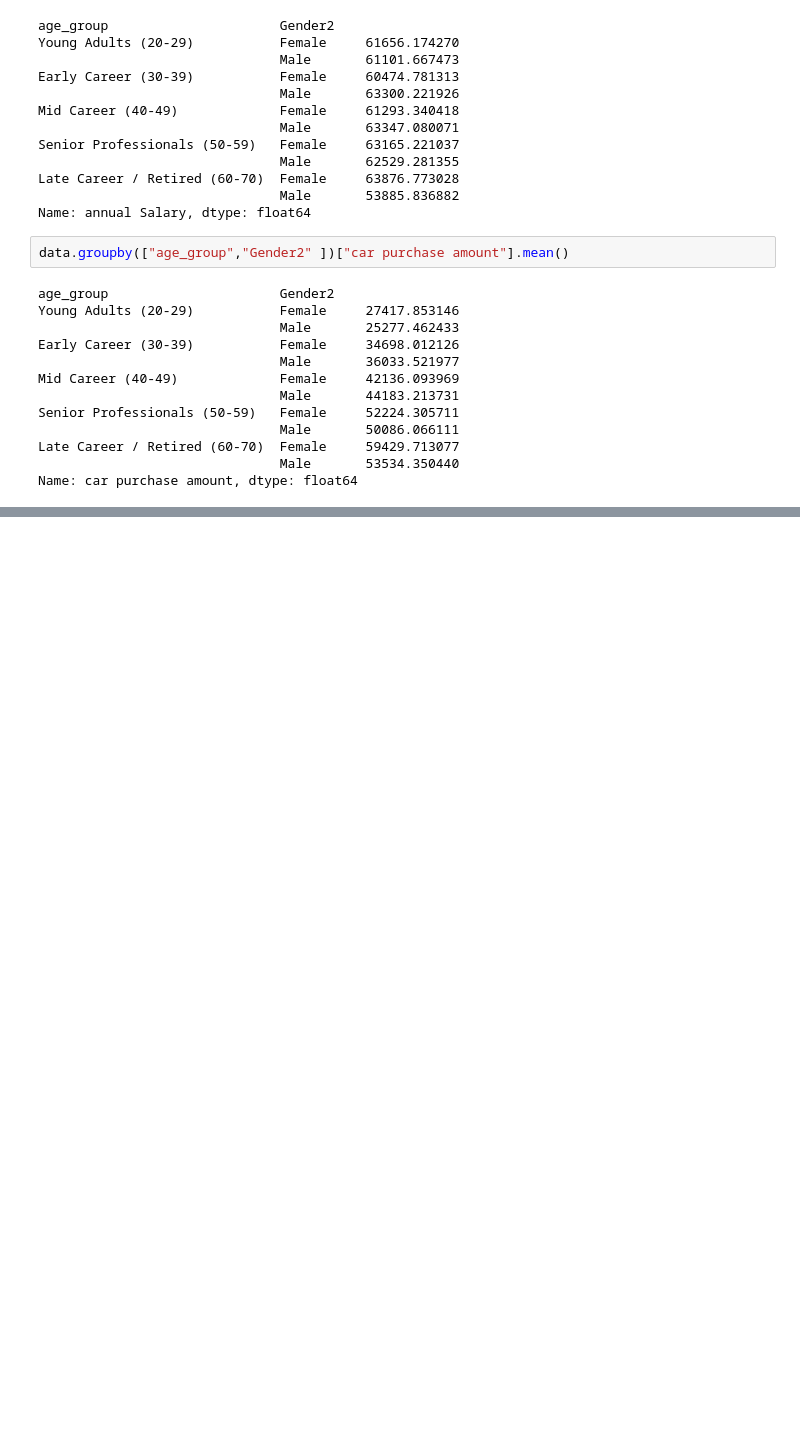
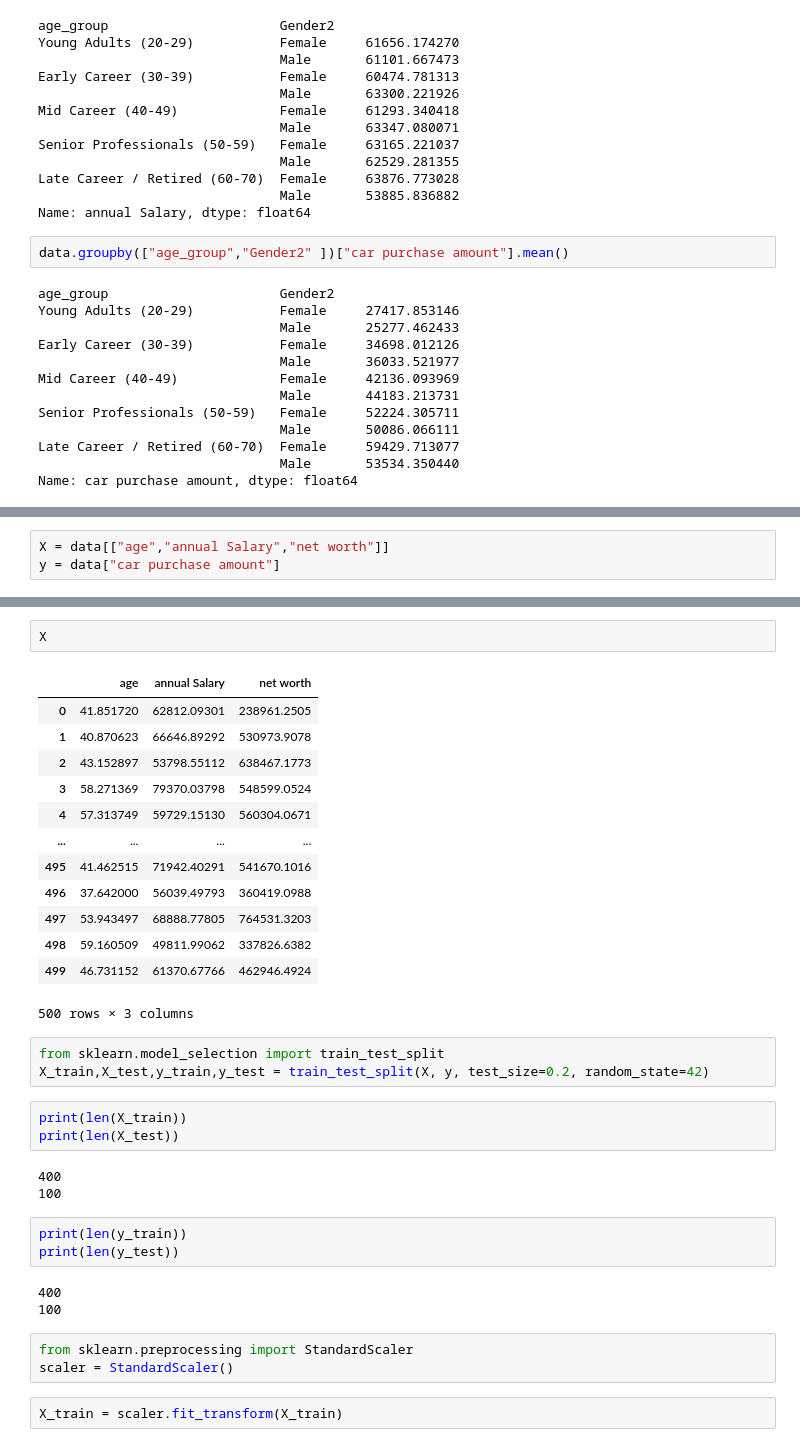
Before and after one commit to Foven3/Car-Sales-Prediction-Model, a Jupyter notebook: Notebook.ipynb, the cells around one changed output, grey strips where cells are left out. Drawn from its saved outputs; the diff is of its cells as text; blank space fills up the shorter version.

```diff
--- a/Notebook.ipynb
+++ b/Notebook.ipynb
@@ -287,0 +309,3 @@ Name: car purchase amount, dtype: float64
+# %%
+X = data[["age","annual Salary","net worth"]]
+y = data["car purchase amount"]
@@ -287,0 +327,36 @@ Name: car purchase amount, dtype: float64
+# %%
+X
+# %% [output]
+|  | age | annual Salary | net worth |
+| 0 | 41.851720 | 62812.09301 | 238961.2505 |
+| 1 | 40.870623 | 66646.89292 | 530973.9078 |
+| 2 | 43.152897 | 53798.55112 | 638467.1773 |
+| 3 | 58.271369 | 79370.03798 | 548599.0524 |
+| 4 | 57.313749 | 59729.15130 | 560304.0671 |
+| ... | ... | ... | ... |
+| 495 | 41.462515 | 71942.40291 | 541670.1016 |
+| 496 | 37.642000 | 56039.49793 | 360419.0988 |
+| 497 | 53.943497 | 68888.77805 | 764531.3203 |
+| 498 | 59.160509 | 49811.99062 | 337826.6382 |
+| 499 | 46.731152 | 61370.67766 | 462946.4924 |
+500 rows × 3 columns
+# %%
+from sklearn.model_selection import train_test_split
+X_train,X_test,y_train,y_test = train_test_split(X, y, test_size=0.2, random_state=42)
+# %%
+print(len(X_train))
+print(len(X_test))
+# %% [output]
+400
+100
+# %%
+print(len(y_train))
+print(len(y_test))
+# %% [output]
+400
+100
+# %%
+from sklearn.preprocessing import StandardScaler
+scaler = StandardScaler()
+# %%
+X_train = scaler.fit_transform(X_train)
```
Also changed, not shown: parts of 30 cells of this notebook, 2 other files.
